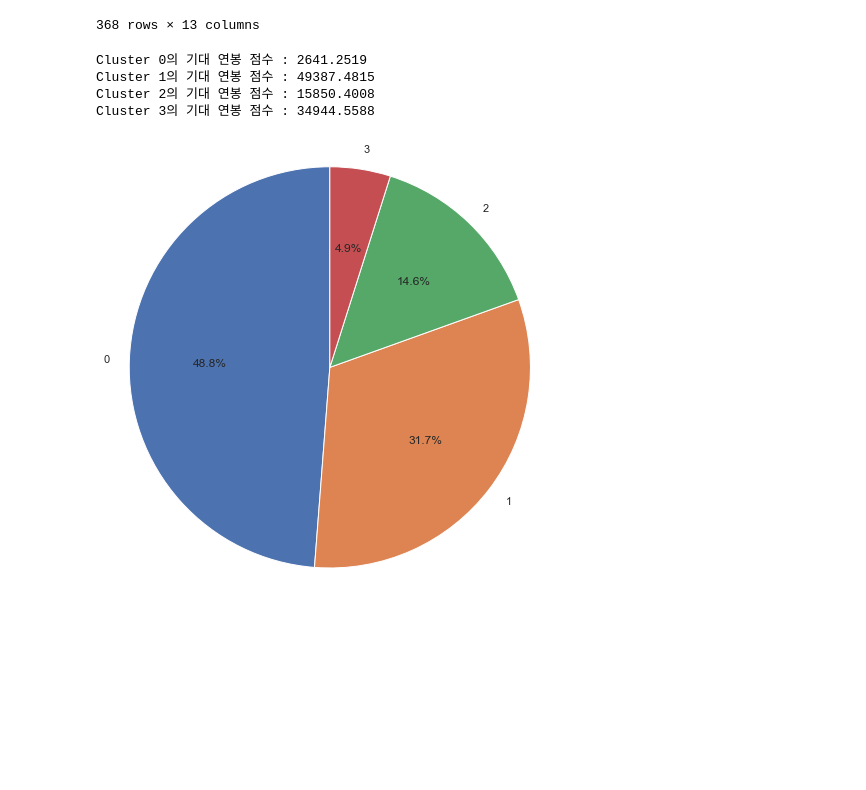
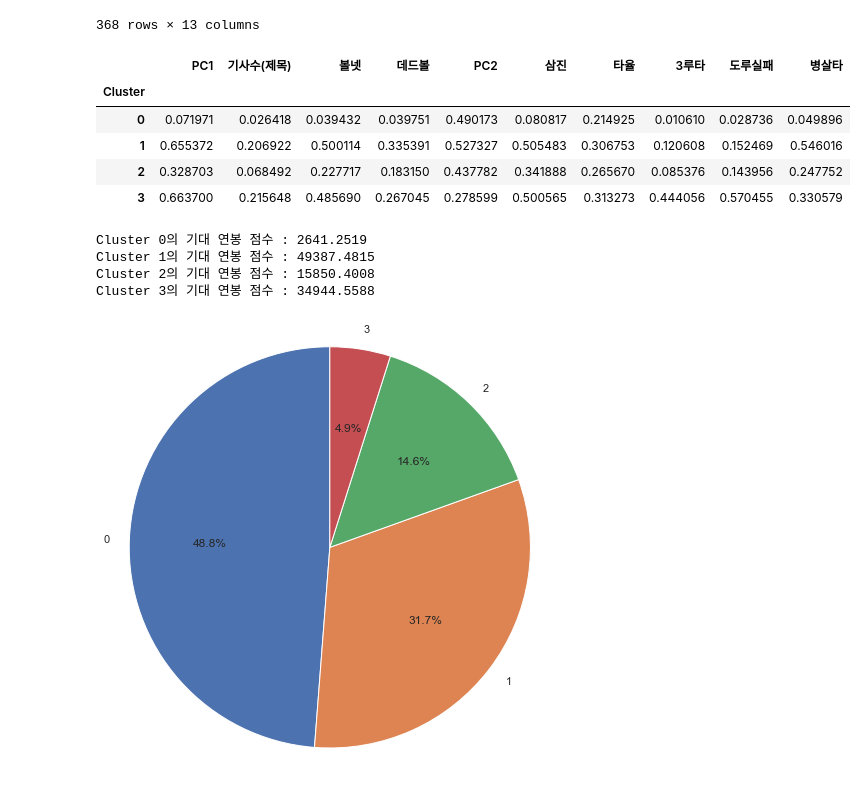
Before and after one commit to SeheeMoon/IEDataAnalysis, a Jupyter notebook: 야구선수 몸값분석 최종.ipynb, the cells around one changed output. Cells and saved outputs as stored; diff of their text form; code cells hidden in the pictures; blank space fills up the shorter version.

```diff
--- a/야구선수 몸값분석 최종.ipynb
+++ b/야구선수 몸값분석 최종.ipynb
@@ -846,6 +846,15 @@ result
 | 366 | 0.000346 | 0.000000 | 0.000000 | 0.000000 | 0.448710 | 0.000000 | 0.000 | 0.000000 | 0.00 | 0.000000 | 0 | ... |
 | 367 | 0.005728 | 0.000000 | 0.000000 | 0.000000 | 0.443740 | 0.031056 | 0.000 | 0.000000 | 0.05 | 0.000000 | 0 | ... |
 368 rows × 13 columns
+# %%
+Profiles
+# %% [output]
+|  | PC1 | 기사수(제목) | 볼넷 | 데드볼 | PC2 | 삼진 | 타율 | 3루타 | 도루실패 | 병살타 |
+| Cluster |  |  |  |  |  |  |  |  |  |  |
+| 0 | 0.071971 | 0.026418 | 0.039432 | 0.039751 | 0.490173 | 0.080817 | 0.214925 | 0.010610 | 0.028736 | 0.049896 |
+| 1 | 0.655372 | 0.206922 | 0.500114 | 0.335391 | 0.527327 | 0.505483 | 0.306753 | 0.120608 | 0.152469 | 0.546016 |
+| 2 | 0.328703 | 0.068492 | 0.227717 | 0.183150 | 0.437782 | 0.341888 | 0.265670 | 0.085376 | 0.143956 | 0.247752 |
+| 3 | 0.663700 | 0.215648 | 0.485690 | 0.267045 | 0.278599 | 0.500565 | 0.313273 | 0.444056 | 0.570455 | 0.330579 |
 # %%
 weight = [81926, 49590, 35920 ,11061, 8955, -39165, -29541, -27796, -13633, -12219] #
 for i in range(len(Profiles)):
```
Also changed, not shown: parts of 1 cell of this notebook.
